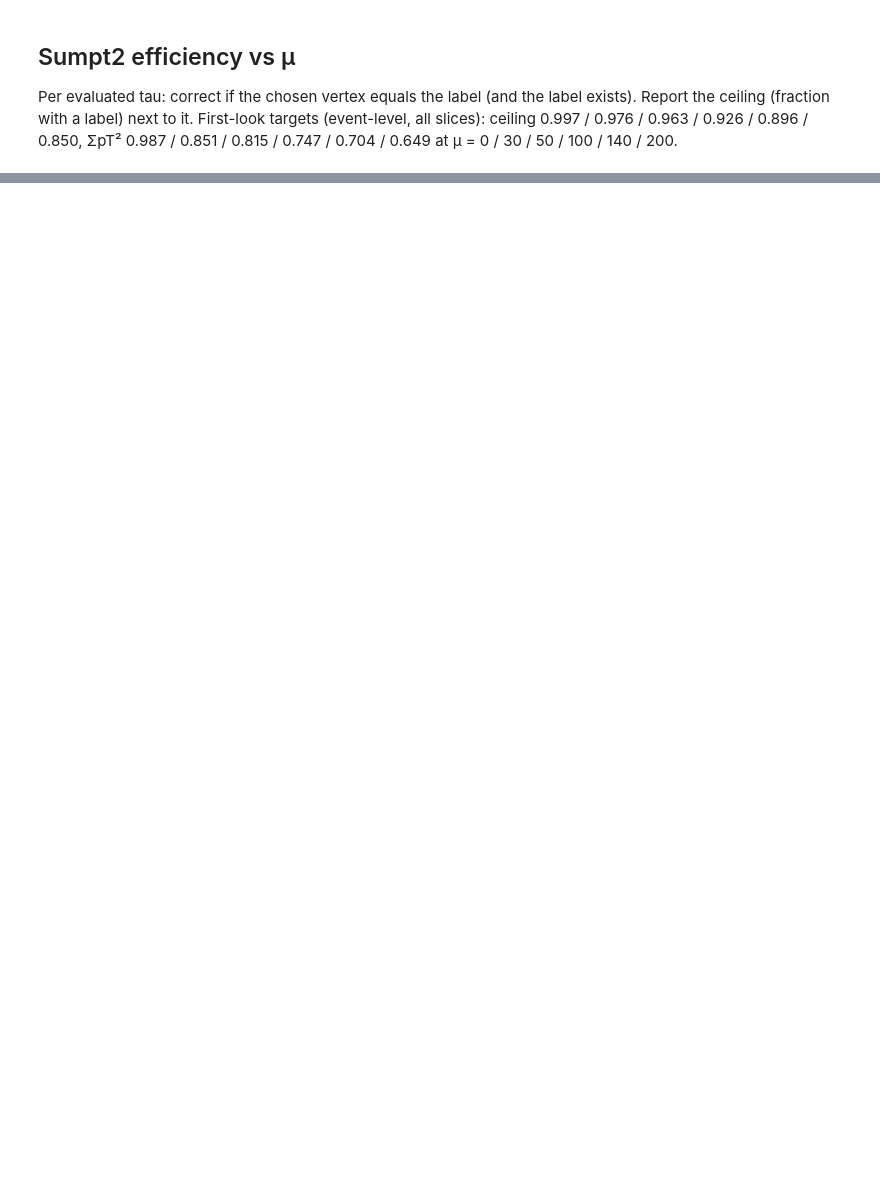
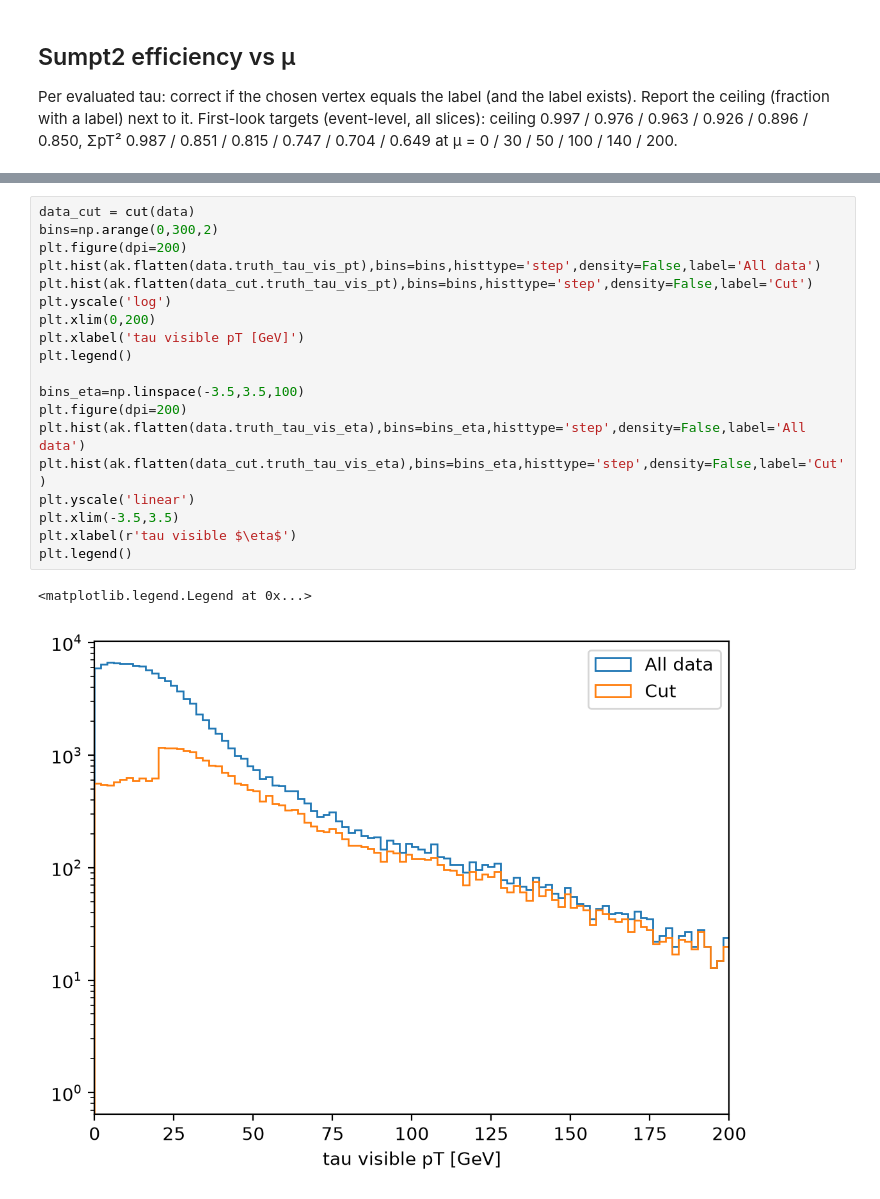
Before and after one commit to chrissellgren/ML_f26, a Jupyter notebook: vertexing_project/notebooks/analysis.ipynb, the cells around one changed output, grey strips where cells are left out. Drawn from its saved outputs; the diff is of its cells as text; blank space fills up the shorter version.

```diff
--- a/vertexing_project/notebooks/analysis.ipynb
+++ b/vertexing_project/notebooks/analysis.ipynb
@@ -246,0 +235,22 @@ mu = 200, sumpt2 efficiency = 0.710, ceiling = 0.861
+# %%
+data_cut = cut(data)
+bins=np.arange(0,300,2)
+plt.figure(dpi=200)
+plt.hist(ak.flatten(data.truth_tau_vis_pt),bins=bins,histtype='step',density=False,label='All data')
+plt.hist(ak.flatten(data_cut.truth_tau_vis_pt),bins=bins,histtype='step',density=False,label='Cut')
+plt.yscale('log')
+plt.xlim(0,200)
+plt.xlabel('tau visible pT [GeV]')
+plt.legend()
+
+bins_eta=np.linspace(-3.5,3.5,100)
+plt.figure(dpi=200)
+plt.hist(ak.flatten(data.truth_tau_vis_eta),bins=bins_eta,histtype='step',density=False,label='All data')
+plt.hist(ak.flatten(data_cut.truth_tau_vis_eta),bins=bins_eta,histtype='step',density=False,label='Cut')
+plt.yscale('linear')
+plt.xlim(-3.5,3.5)
+plt.xlabel(r'tau visible $\eta$')
+plt.legend()
+# %% [output]
+<matplotlib.legend.Legend at 0x...>
+[figure, added]
```
Also changed, not shown: parts of 6 cells of this notebook.
